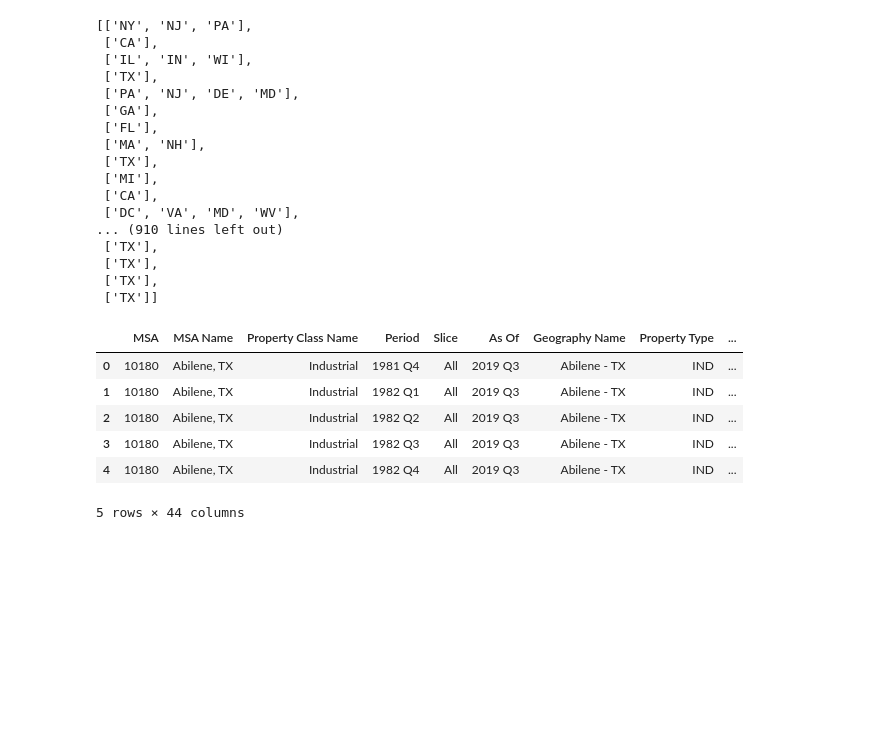
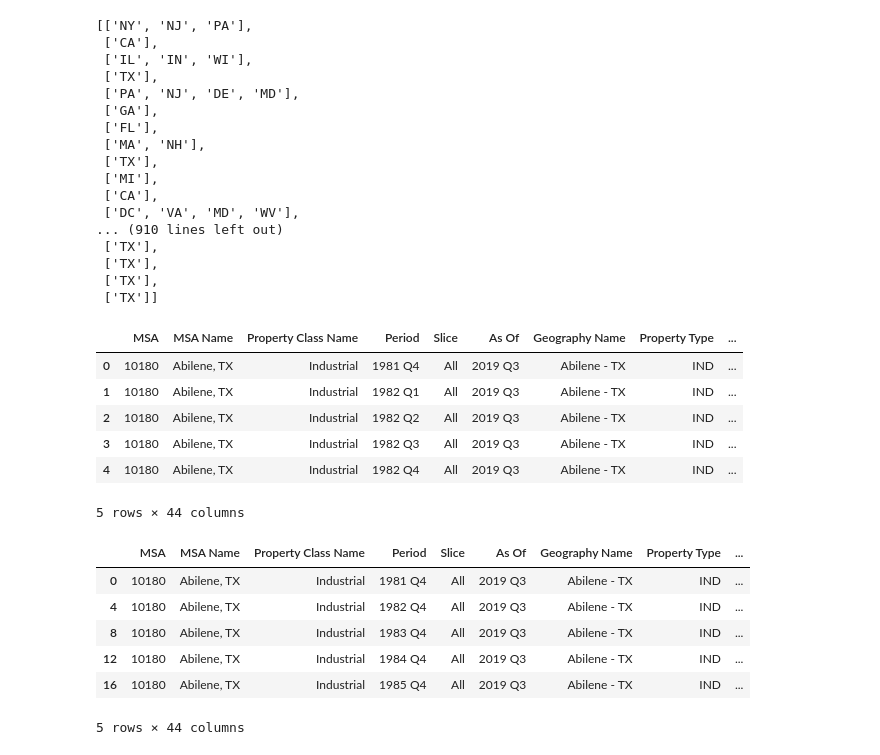
Before and after one commit to 3chords/ETL_Project, a Jupyter notebook: MSA_matching.ipynb, the cells around one changed output. Drawn from its saved outputs; the diff is of its cells as text; code cells hidden in the pictures; blank space fills up the shorter version.

Commit message:
add new_cre_stats_data3.csv
keep q4, delete USA, add year

```diff
--- a/MSA_matching.ipynb
+++ b/MSA_matching.ipynb
@@ -187,3 +187,17 @@ new_cres_stats.head()
 5 rows × 44 columns
 # %%
 new_cres_stats.to_csv('new_cre_stats_data2.csv')
+# %%
+# take q1, q2, q3 data out
+import re
+
+new_cres_stats2 = new_cres_stats[new_cres_stats.Period.str[6] == '4']
+new_cres_stats2.head()
+# %% [output]
+|  | MSA | MSA Name | Property Class Name | Period | Slice | As Of | Geography Name | Property Type | ... |
+| 0 | 10180 | Abilene, TX | Industrial | 1981 Q4 | All | 2019 Q3 | Abilene - TX | IND | ... |
+| 4 | 10180 | Abilene, TX | Industrial | 1982 Q4 | All | 2019 Q3 | Abilene - TX | IND | ... |
+| 8 | 10180 | Abilene, TX | Industrial | 1983 Q4 | All | 2019 Q3 | Abilene - TX | IND | ... |
+| 12 | 10180 | Abilene, TX | Industrial | 1984 Q4 | All | 2019 Q3 | Abilene - TX | IND | ... |
+| 16 | 10180 | Abilene, TX | Industrial | 1985 Q4 | All | 2019 Q3 | Abilene - TX | IND | ... |
+5 rows × 44 columns
```
Also changed, not shown: parts of 5 cells of this notebook, 1 other file.
